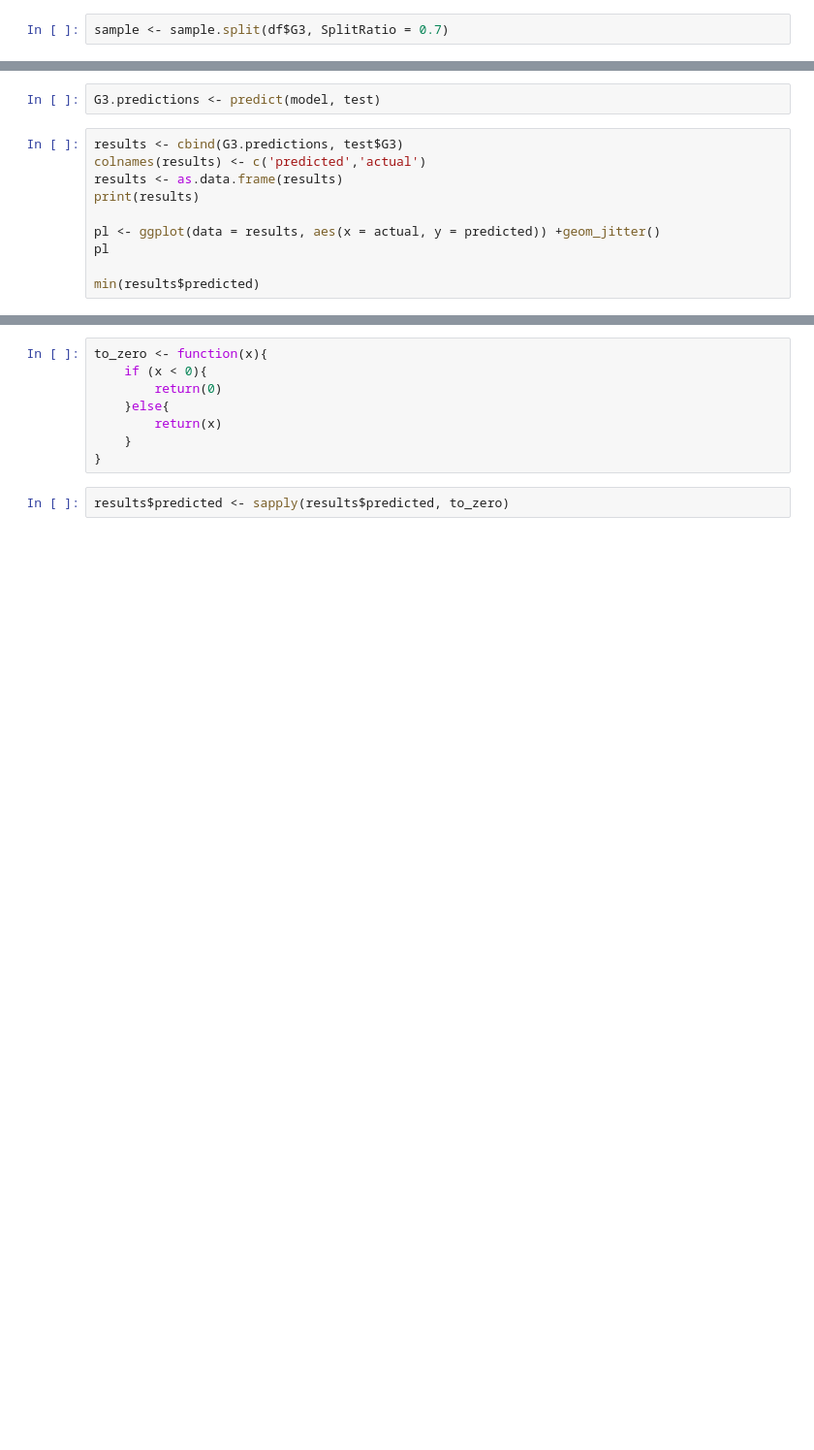
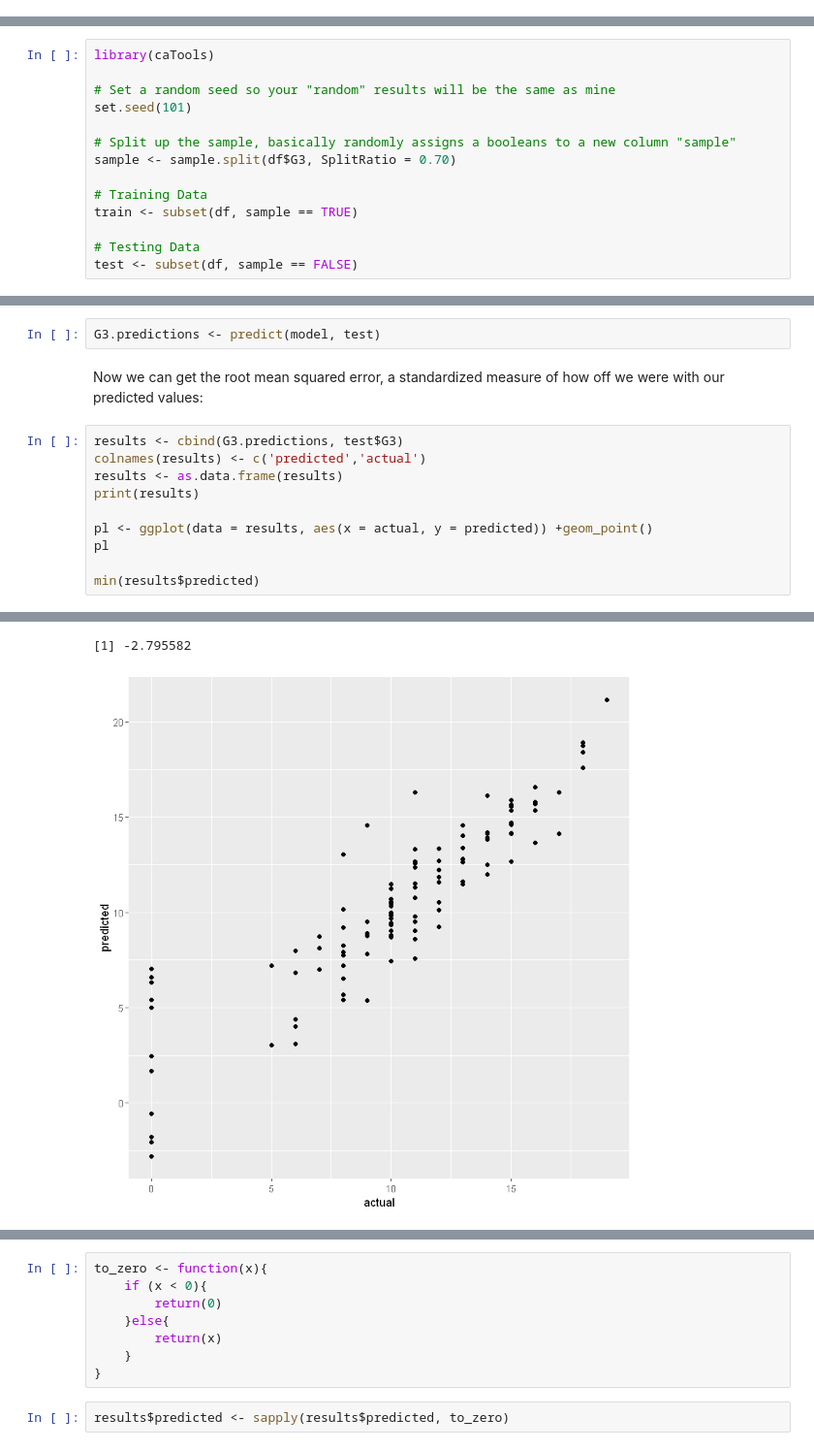
Before and after one commit to MichaelHotaling/Introduction-to-R, a Jupyter notebook: 52 Introduction to Linear Regression.ipynb, the cells around one changed output, grey strips where cells are left out. Shown: that part at 97% size. Drawn from its saved outputs; the diff is of its cells as text; blank space fills up the shorter version.

```diff
--- a/52 Introduction to Linear Regression.ipynb
+++ b/52 Introduction to Linear Regression.ipynb
@@ -193,2 +294,0 @@ set.seed(101)
-# %%
-sample <- sample.split(df$G3, SplitRatio = 0.7)
@@ -198,0 +295,14 @@ test <- subset(df, sample == FALSE)
+# %%
+library(caTools)
+
+# Set a random seed so your "random" results will be the same as mine
+set.seed(101)
+
+# Split up the sample, basically randomly assigns a booleans to a new column "sample"
+sample <- sample.split(df$G3, SplitRatio = 0.70)
+
+# Training Data
+train <- subset(df, sample == TRUE)
+
+# Testing Data
+test <- subset(df, sample == FALSE)
@@ -213,12 +397,15 @@ plot(model)
 # %%
 G3.predictions <- predict(model, test)
+# %% [markdown]
+Now we can get the root mean squared error, a standardized measure of how off we were with our predicted values:
 # %%
 results <- cbind(G3.predictions, test$G3)
 colnames(results) <- c('predicted','actual')
 results <- as.data.frame(results)
 print(results)
 
-pl <- ggplot(data = results, aes(x = actual, y = predicted)) +geom_jitter()
+pl <- ggplot(data = results, aes(x = actual, y = predicted)) +geom_point()
 pl
 
 min(results$predicted)
+# %% [output]
@@ -224,0 +429,2 @@ min(results$predicted)
+[1] -2.795582
+[figure, added]
```
Also changed, not shown: parts of 39 cells of this notebook.
